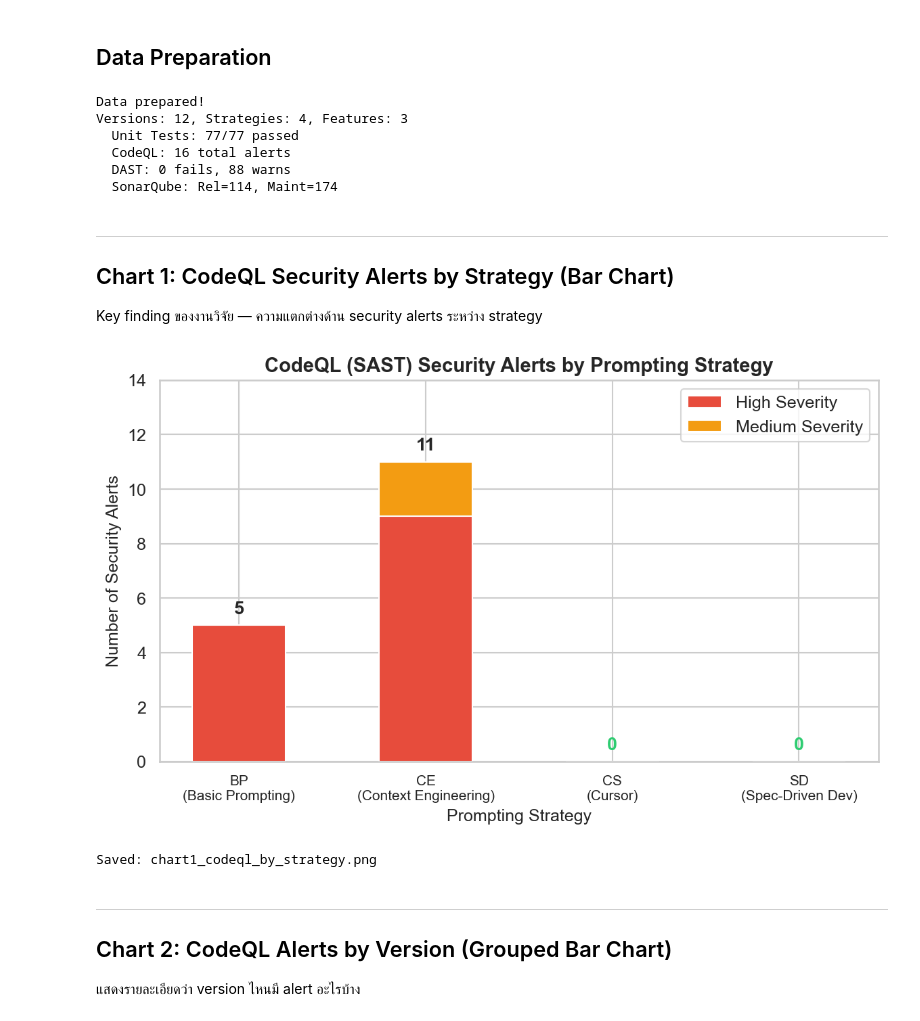
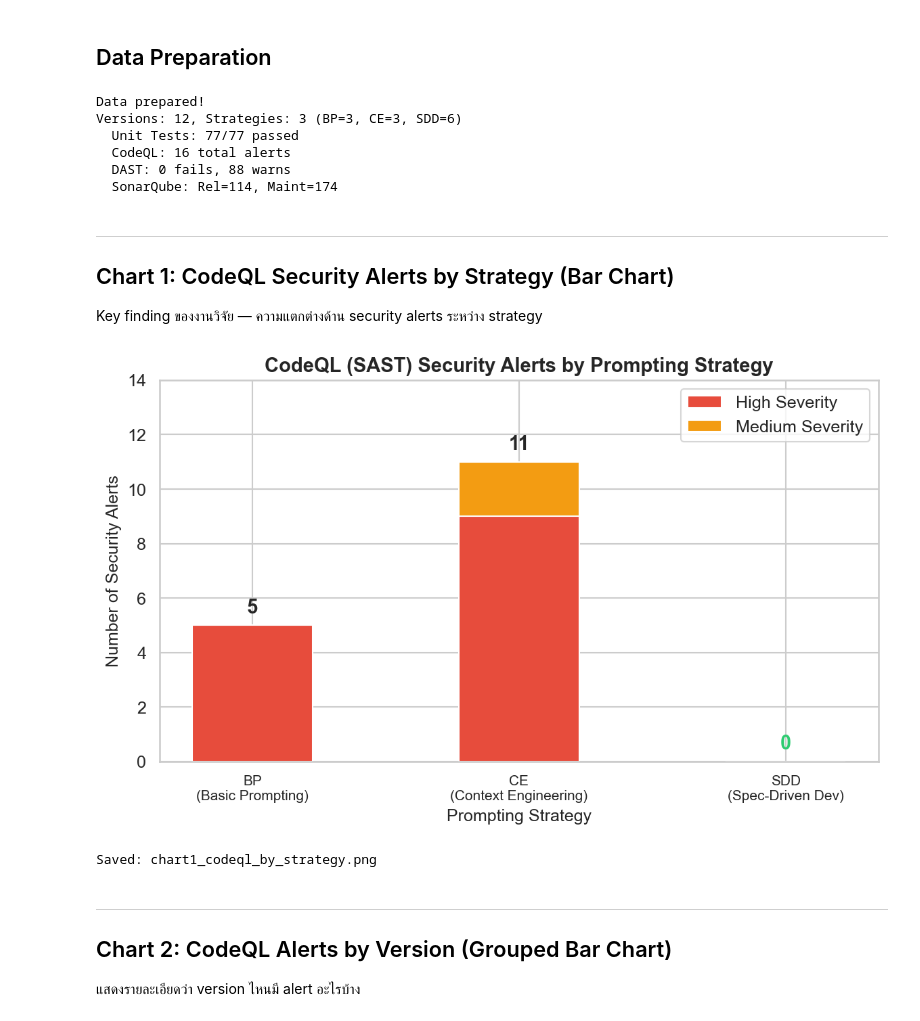
Before and after one commit to PhatchareePuangjai/chatGPT5, a Jupyter notebook: src/research_charts_executed.ipynb, the cells around one changed output. Cells and saved outputs as stored; diff of their text form; code cells hidden in the pictures.

```diff
--- a/src/research_charts_executed.ipynb
+++ b/src/research_charts_executed.ipynb
@@ -41,22 +41,28 @@ Libraries loaded successfully!
 # %% [markdown]
 ## Data Preparation
 # %%
-# === 12 Versions: BP, CE, CS, SD × IM, SC, PD ===
-# Order: IM(BP,CE,CS,SD), SC(BP,CE,CS,SD), PD(BP,CE,CS,SD)
+# === 12 Versions: BP×3, CE×3, SDD×6 (Copilot + Cursor) ===
+# Order: IM(BP,CE,SD,CS), SC(BP,CE,SD,CS), PD(BP,CE,SD,CS)
+# CS and SD are both SDD
 
-VERSIONS = ['IMBP01','IMCE01','IMCS01','IMSD01',
-            'SCBP01','SCCE01','SCCS01','SCSD01',
-            'PDBP01','PDCE01','PDCS01','PDSD01']
-STRATEGIES = ['BP','CE','CS','SD','BP','CE','CS','SD','BP','CE','CS','SD']
+VERSIONS = ['IMBP01','IMCE01','IMSD01','IMCS01',
+            'SCBP01','SCCE01','SCSD01','SCCS01',
+            'PDBP01','PDCE01','PDSD01','PDCS01']
+STRATEGIES = ['BP','CE','SDD','SDD','BP','CE','SDD','SDD','BP','CE','SDD','SDD']
 FEATURES   = ['IM','IM','IM','IM','SC','SC','SC','SC','PD','PD','PD','PD']
+# Sub-tool label for SDD variants
+TOOLS = ['ChatGPT','ChatGPT','Copilot','Cursor',
+         'ChatGPT','ChatGPT','Copilot','Cursor',
+         'ChatGPT','ChatGPT','Copilot','Cursor']
 
 # === Unit Test Data ===
 df_tests = pd.DataFrame({
     'Version':  VERSIONS,
     'Strategy': STRATEGIES,
     'Feature':  FEATURES,
-    'Passed': [7,7,7,7, 5,5,5,5, 6,6,6,11],
-    'Total':  [7,7,7,7, 5,5,5,5, 6,6,6,11],
+    'Tool':     TOOLS,
+    'Passed': [7,7,7,7, 5,5,5,5, 6,6,11,6],
+    'Total':  [7,7,7,7, 5,5,5,5, 6,6,11,6],
 })
 df_tests['Pass_Rate'] = df_tests['Passed'] / df_tests['Total'] * 100
 
@@ -65,6 +71,7 @@ df_codeql = pd.DataFrame({
     'Version':  VERSIONS,
     'Strategy': STRATEGIES,
     'Feature':  FEATURES,
+    'Tool':     TOOLS,
     'High':   [5,3,0,0, 0,6,0,0, 0,0,0,0],
     'Medium': [0,1,0,0, 0,0,0,0, 0,1,0,0],
 })
@@ -75,10 +82,11 @@ df_dast = pd.DataFrame({
     'Version':  VERSIONS,
     'Strategy': STRATEGIES,
     'Feature':  FEATURES,
+    'Tool':     TOOLS,
     'FAIL': [0,0,0,0, 0,0,0,0, 0,0,0,0],
-    'WARN': [7,7,8,7, 7,8,8,7, 8,7,7,7],
-    'PASS': [60,60,59,60, 60,59,59,60, 59,60,60,60],
-    'Server_Leak': [0,0,1,0, 0,1,1,0, 1,0,0,0],
+    'WARN': [7,7,7,8, 7,8,7,8, 8,7,7,7],
+    'PASS': [60,60,60,59, 60,59,60,59, 59,60,60,60],
+    'Server_Leak': [0,0,0,1, 0,1,0,1, 1,0,0,0],
 })
 
 # === SonarQube Data ===
@@ -86,21 +94,22 @@ df_sonar = pd.DataFrame({
     'Version':  VERSIONS,
     'Strategy': STRATEGIES,
     'Feature':  FEATURES,
+    'Tool':     TOOLS,
     'Security':        [0,0,1,1, 0,0,0,0, 0,0,0,0],
-    'Reliability':     [3,19,8,22, 9,9,2,9, 1,16,8,8],
-    'Maintainability': [7,26,7,18, 18,12,8,12, 10,20,19,17],
-    'Duplications':    [6.90,0.00,0.00,3.10, 5.40,4.30,0.00,4.40, 1.40,0.00,4.20,0.00],
+    'Reliability':     [3,19,22,8, 9,9,9,2, 1,16,8,8],
+    'Maintainability': [7,26,18,7, 18,12,12,8, 10,20,17,19],
+    'Duplications':    [6.90,0.00,3.10,0.00, 5.40,4.30,4.40,0.00, 1.40,0.00,0.00,4.20],
 })
 
 print('Data prepared!')
-print(f'Versions: {len(VERSIONS)}, Strategies: 4, Features: 3')
+print(f'Versions: {len(VERSIONS)}, Strategies: 3 (BP=3, CE=3, SDD=6)')
 print(f'  Unit Tests: {df_tests["Passed"].sum()}/{df_tests["Total"].sum()} passed')
 print(f'  CodeQL: {df_codeql["Total_Alerts"].sum()} total alerts')
 print(f'  DAST: {df_dast["FAIL"].sum()} fails, {df_dast["WARN"].sum()} warns')
 print(f'  SonarQube: Rel={df_sonar["Reliability"].sum()}, Maint={df_sonar["Maintainability"].sum()}')
 # %% [output]
 Data prepared!
-Versions: 12, Strategies: 4, Features: 3
+Versions: 12, Strategies: 3 (BP=3, CE=3, SDD=6)
   Unit Tests: 77/77 passed
   CodeQL: 16 total alerts
   DAST: 0 fails, 88 warns
@@ -112,39 +121,38 @@ Key finding ของงานวิจัย — ความแตกต่า
 # %%
 fig, ax = plt.subplots(figsize=(8, 5))
 
-strategies = ['BP', 'CE', 'CS', 'SD']
+strategies = ['BP', 'CE', 'SDD']
 high_by_strategy = df_codeql.groupby('Strategy')['High'].sum().reindex(strategies)
 med_by_strategy = df_codeql.groupby('Strategy')['Medium'].sum().reindex(strategies)
 
 x = np.arange(len(strategies))
-width = 0.5
+width = 0.45
 
 bars_high = ax.bar(x, high_by_strategy, width, label='High Severity', color='#e74c3c', edgecolor='white')
 bars_med = ax.bar(x, med_by_strategy, width, bottom=high_by_strategy, label='Medium Severity', color='#f39c12', edgecolor='white')
 
-# เพิ่มตัวเลขบน bar
 for i, (h, m) in enumerate(zip(high_by_strategy, med_by_strategy)):
     total = h + m
     if total > 0:
-        ax.text(i, total + 0.3, f'{int(total)}', ha='center', va='bottom', fontweight='bold', fontsize=13)
+        ax.text(i, total + 0.3, f'{int(total)}', ha='center', va='bottom', fontweight='bold', fontsize=14)
     else:
-        ax.text(i, 0.3, '0', ha='center', va='bottom', fontweight='bold', fontsize=13, color='#2ecc71')
+        ax.text(i, 0.3, '0', ha='center', va='bottom', fontweight='bold', fontsize=14, color='#2ecc71')
 
 ax.set_xlabel('Prompting Strategy', fontsize=12)
 ax.set_ylabel('Number of Security Alerts', fontsize=12)
 ax.set_title('CodeQL (SAST) Security Alerts by Prompting Strategy', fontsize=14, fontweight='bold')
 ax.set_xticks(x)
 ax.set_xticklabels([f'{s}\n({STRATEGY_NAMES[s]})' for s in strategies], fontsize=10)
 ax.legend(loc='upper right')
 ax.set_ylim(0, 14)
 ax.yaxis.set_major_locator(plt.MultipleLocator(2))
 
 plt.tight_layout()
 plt.savefig('chart1_codeql_by_strategy.png', bbox_inches='tight')
 plt.show()
 print('Saved: chart1_codeql_by_strategy.png')
 # %% [output]
-[figure, old version]
+[figure, new version]
 Saved: chart1_codeql_by_strategy.png
 # %% [markdown]
 ---
```
Also changed, not shown: parts of 10 cells of this notebook, 11 other files.
